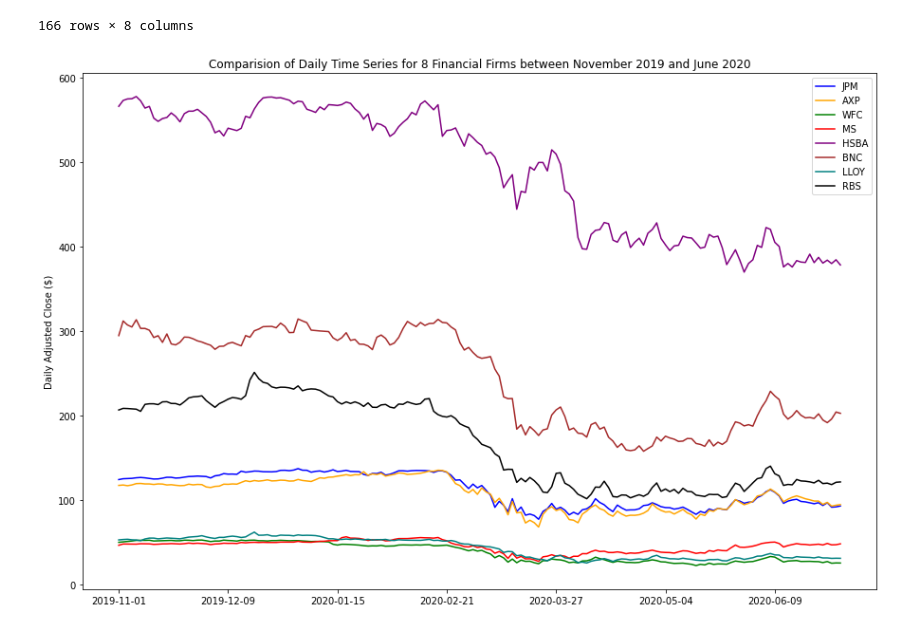
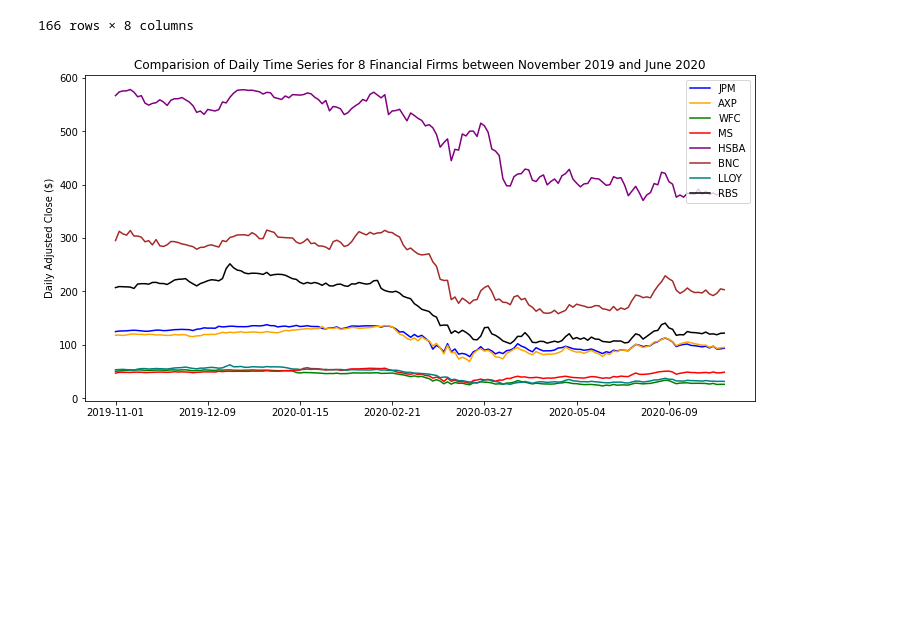
Before and after one commit to UliksSekiraqa/StockMarketAnalysis, a Jupyter notebook: AlphaVantage.ipynb, the cells around one changed output. Drawn from its saved outputs; the diff is of its cells as text; code cells hidden in the pictures; blank space fills up the shorter version.

```diff
--- a/AlphaVantage.ipynb
+++ b/AlphaVantage.ipynb
@@ -168,10 +165,10 @@ df
 # %%
 #Plotting graphs
 graph_colors = ['blue','orange','green','red','purple','brown','teal','black']
-ax1 = df.plot.line(figsize=(15,10),color=graph_colors)
+ax1 = df.plot.line(figsize=(12,6),color=graph_colors)
 ax1.set_ylabel("Daily Adjusted Close ($)")
 plt.title("Comparision of Daily Time Series for 8 Financial Firms between November 2019 and June 2020")
 plt.show()
 # %% [output]
-[figure, old version]
+[figure, new version]
 # %%
```
Also changed, not shown: parts of 6 cells of this notebook.
